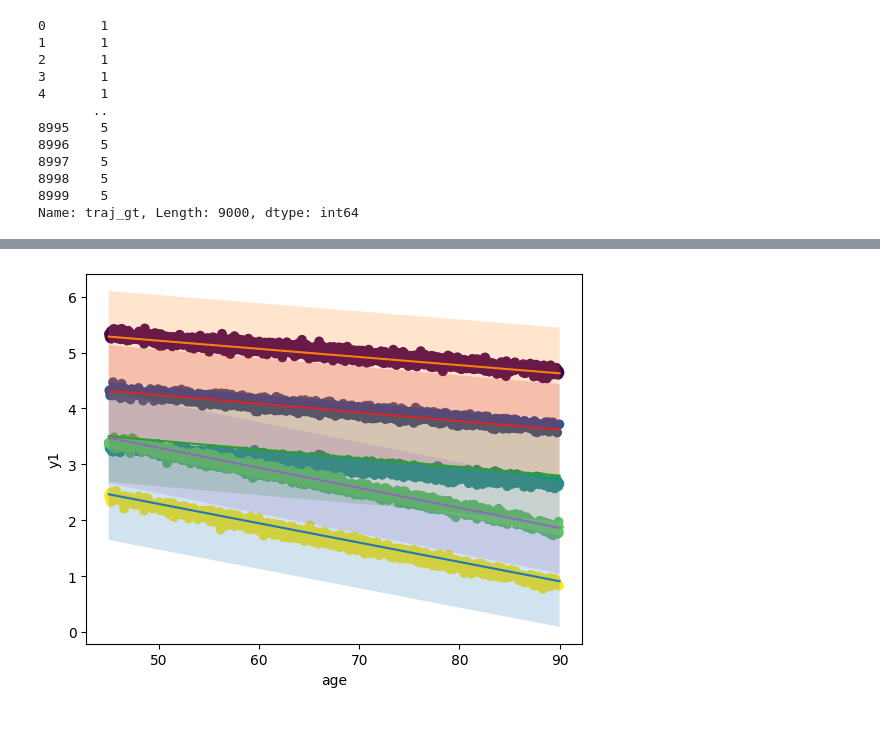
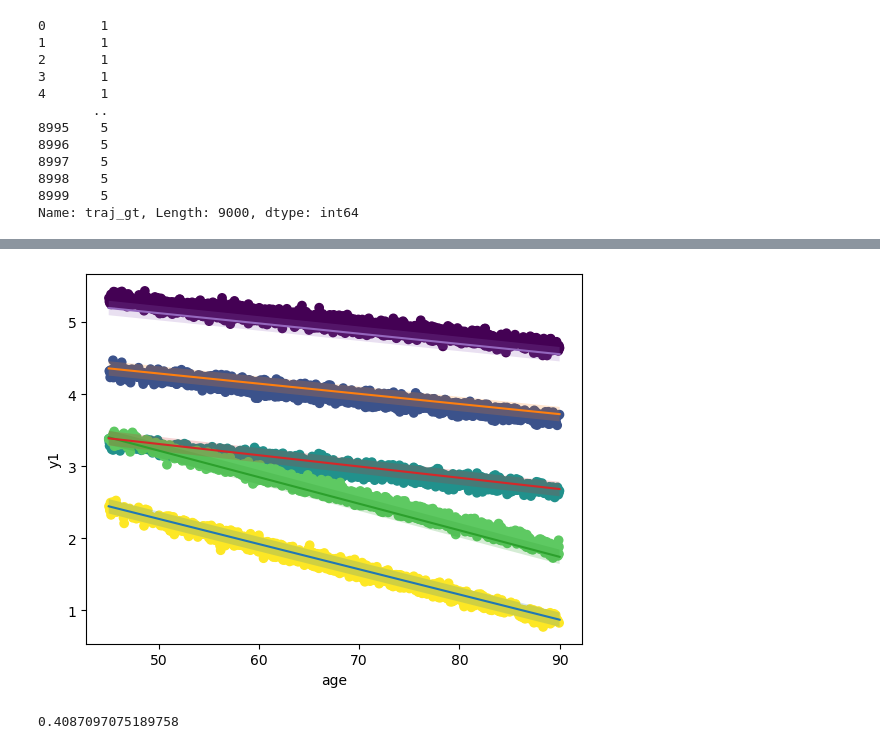
Before and after one commit to acil-bwh/bayes_traj, a Jupyter notebook: examples/gaussians/2d_gaussian_3_visits_std-0.05.ipynb, the cells around one changed output, grey strips where cells are left out. Saved outputs shown, nothing was run; the diff lists cells and outputs as text; code cells hidden in the pictures.

Commit message:
Changes to how posterior params are accessed

```diff
--- a/examples/gaussians/2d_gaussian_3_visits_std-0.05.ipynb
+++ b/examples/gaussians/2d_gaussian_3_visits_std-0.05.ipynb
@@ -110,25 +134,36 @@ Name: traj_gt, Length: 9000, dtype: int64
 # %%
 plt.close('all')
 
 
 plt.scatter(df['age'], df['y1'], c=df['traj_gt'])
 #plt.scatter(df['age'], df['y1'], c=np.argmax(probs.numpy(), axis=1))
 plt.xlabel('age')
 plt.ylabel('y1')
 
+#self.guide.median()
+
+#self.guide() # Dictionary (Draws a sample)
+
 K = 5
 X = torch.ones([100, 2])
 X[:, 1] = torch.linspace(45, 90, 100)
 for kk in range(K):
-    w = model.params['params']['AutoNormal.locs.W_'][kk, 0].data.numpy()
-    lambda_ = model.params['params']['AutoNormal.locs.lambda_'][kk].data
-    stddev = lambda_.rsqrt().numpy()
+    #w = model.params['params']['AutoNormal.locs.W_'][kk, 0].data.numpy()
+    #(model.estimate_params()['lambda_mu']).rsqrt().numpy()
+    #lambda_ = model.params['params']['AutoNormal.locs.lambda_'][kk].data
+    stddev = (model.estimate_params()['lambda_mu']).rsqrt().numpy()[kk]
+    w = (model.estimate_params()['W_mu']).numpy()[kk,0]
+
     y1_tmp = np.dot(X.numpy(), w.T)
     plt.plot(X[:, 1], y1_tmp)
     lb = y1_tmp - 2*stddev
     ub = y1_tmp + 2*stddev
     plt.fill_between(X[:, 1], lb, ub, alpha=0.2)
 plt.show()
 # %% [output]
-[figure, old version]
+[figure, new version]
+# %%
+1/np.sqrt(lambda_.item())
+# %% [output]
+0.4087097075189758
 # %%
```
Also changed, not shown: parts of 8 cells of this notebook, 1 other file.
